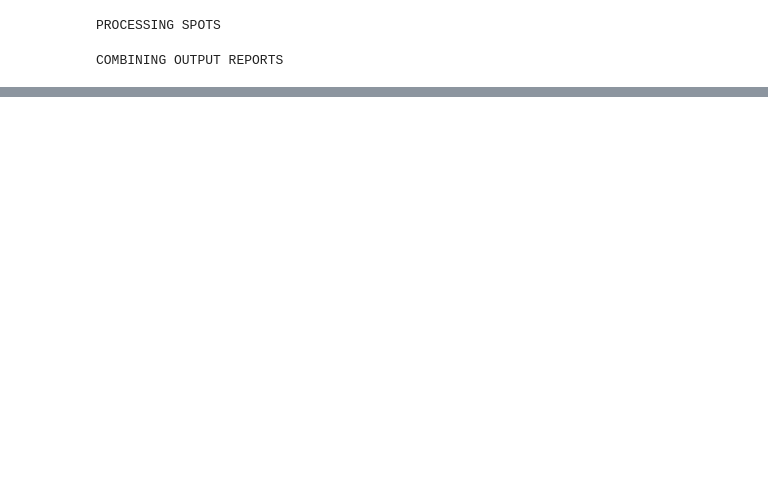
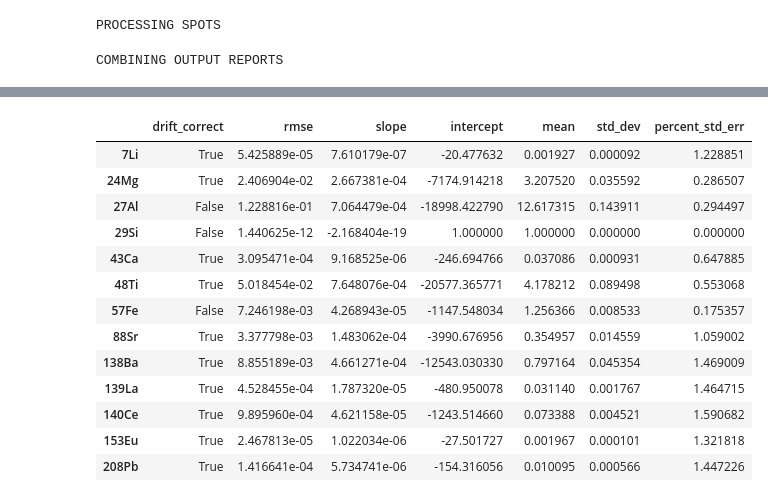
Before and after one commit to jlubbersgeo/lasertram, a Jupyter notebook: lasertram_tests.ipynb, the cells around one changed output, grey strips where cells are left out. Cells and saved outputs as stored; diff of their text form; code cells hidden in the pictures; blank space fills up the shorter version.

```diff
--- a/lasertram_tests.ipynb
+++ b/lasertram_tests.ipynb
@@ -120,0 +139,17 @@ concentrations.SRM_concentrations
+# %%
+concentrations.calibration_standard_stats
+# %% [output]
+|  | drift_correct | rmse | slope | intercept | mean | std_dev | percent_std_err |
+| 7Li | True | 5.425889e-05 | 7.610179e-07 | -20.477632 | 0.001927 | 0.000092 | 1.228851 |
+| 24Mg | True | 2.406904e-02 | 2.667381e-04 | -7174.914218 | 3.207520 | 0.035592 | 0.286507 |
+| 27Al | False | 1.228816e-01 | 7.064479e-04 | -18998.422790 | 12.617315 | 0.143911 | 0.294497 |
+| 29Si | False | 1.440625e-12 | -2.168404e-19 | 1.000000 | 1.000000 | 0.000000 | 0.000000 |
+| 43Ca | True | 3.095471e-04 | 9.168525e-06 | -246.694766 | 0.037086 | 0.000931 | 0.647885 |
+| 48Ti | True | 5.018454e-02 | 7.648076e-04 | -20577.365771 | 4.178212 | 0.089498 | 0.553068 |
+| 57Fe | False | 7.246198e-03 | 4.268943e-05 | -1147.548034 | 1.256366 | 0.008533 | 0.175357 |
+| 88Sr | True | 3.377798e-03 | 1.483062e-04 | -3990.676956 | 0.354957 | 0.014559 | 1.059002 |
+| 138Ba | True | 8.855189e-03 | 4.661271e-04 | -12543.030330 | 0.797164 | 0.045354 | 1.469009 |
+| 139La | True | 4.528455e-04 | 1.787320e-05 | -480.950078 | 0.031140 | 0.001767 | 1.464715 |
+| 140Ce | True | 9.895960e-04 | 4.621158e-05 | -1243.514660 | 0.073388 | 0.004521 | 1.590682 |
+| 153Eu | True | 2.467813e-05 | 1.022034e-06 | -27.501727 | 0.001967 | 0.000101 | 1.321818 |
+| 208Pb | True | 1.416641e-04 | 5.734741e-06 | -154.316056 | 0.010095 | 0.000566 | 1.447226 |
```
Also changed, not shown: parts of 4 cells of this notebook, 1 other file.
